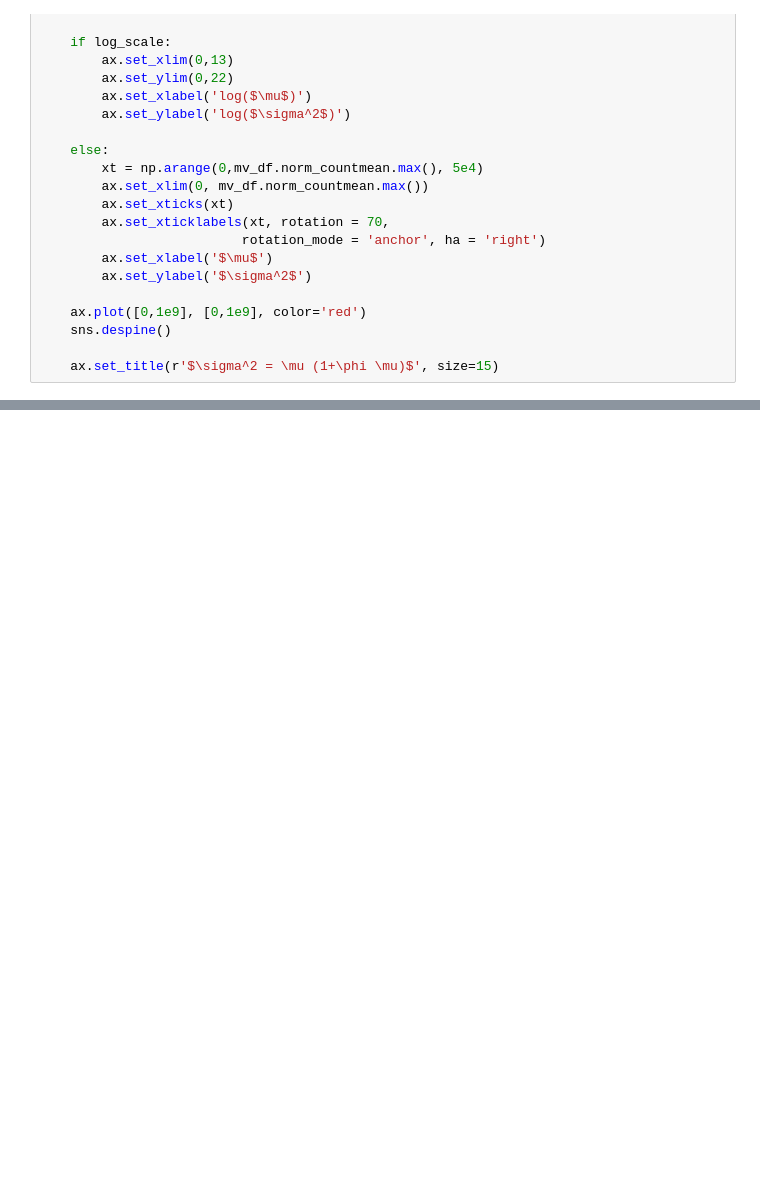
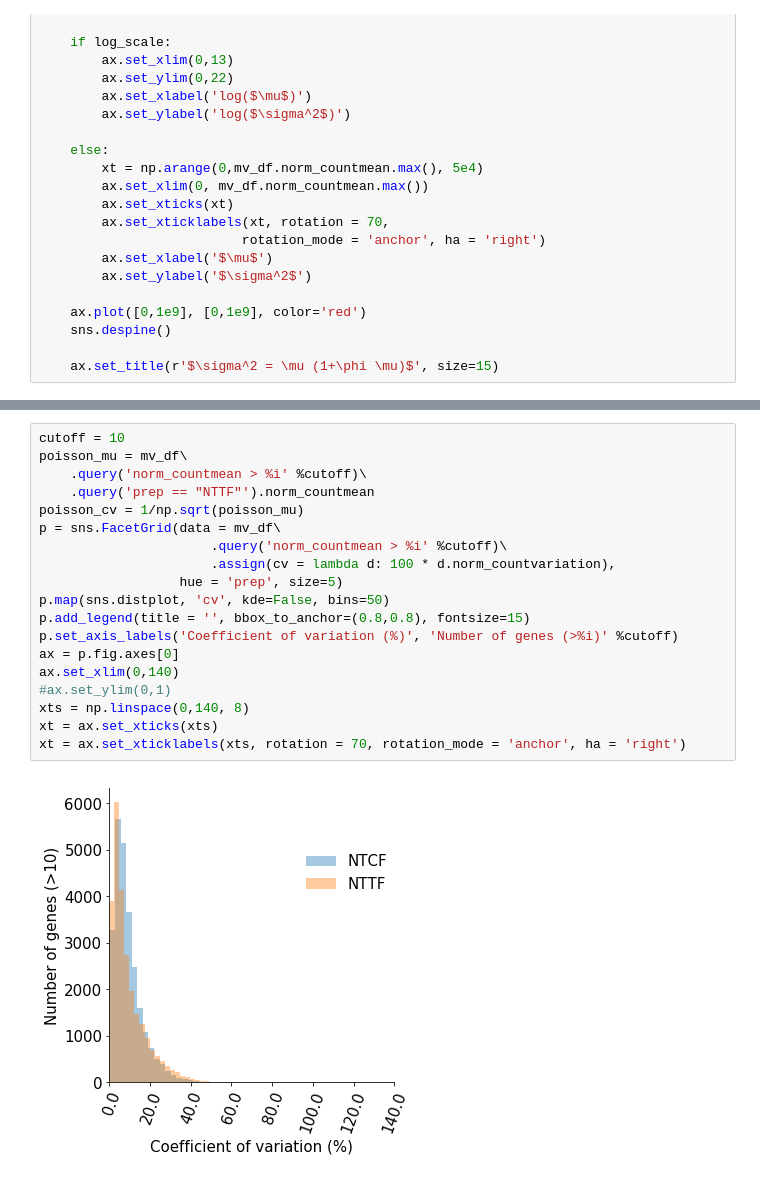
Before and after one commit to wckdouglas/tgirt_smRNA, a Jupyter notebook: scripts/reproducibility.ipynb, the cells around one changed output, grey strips where cells are left out. Drawn from its saved outputs; the diff is of its cells as text; blank space fills up the shorter version.

Commit message:
added plot

```diff
--- a/scripts/reproducibility.ipynb
+++ b/scripts/reproducibility.ipynb
@@ -158,0 +159,21 @@ fig.savefig('../figures/mean_var_plot_log.png', bbox_inches = 'tight')
+# %%
+cutoff = 10
+poisson_mu = mv_df\
+    .query('norm_countmean > %i' %cutoff)\
+    .query('prep == "NTTF"').norm_countmean
+poisson_cv = 1/np.sqrt(poisson_mu)
+p = sns.FacetGrid(data = mv_df\
+                      .query('norm_countmean > %i' %cutoff)\
+                      .assign(cv = lambda d: 100 * d.norm_countvariation),
+                  hue = 'prep', size=5)
+p.map(sns.distplot, 'cv', kde=False, bins=50)
+p.add_legend(title = '', bbox_to_anchor=(0.8,0.8), fontsize=15)
+p.set_axis_labels('Coefficient of variation (%)', 'Number of genes (>%i)' %cutoff)
+ax = p.fig.axes[0]
+ax.set_xlim(0,140)
+#ax.set_ylim(0,1)
+xts = np.linspace(0,140, 8)
+xt = ax.set_xticks(xts)
+xt = ax.set_xticklabels(xts, rotation = 70, rotation_mode = 'anchor', ha = 'right')
+# %% [output]
+[figure, added]
```
Also changed, not shown: parts of 3 cells of this notebook.
